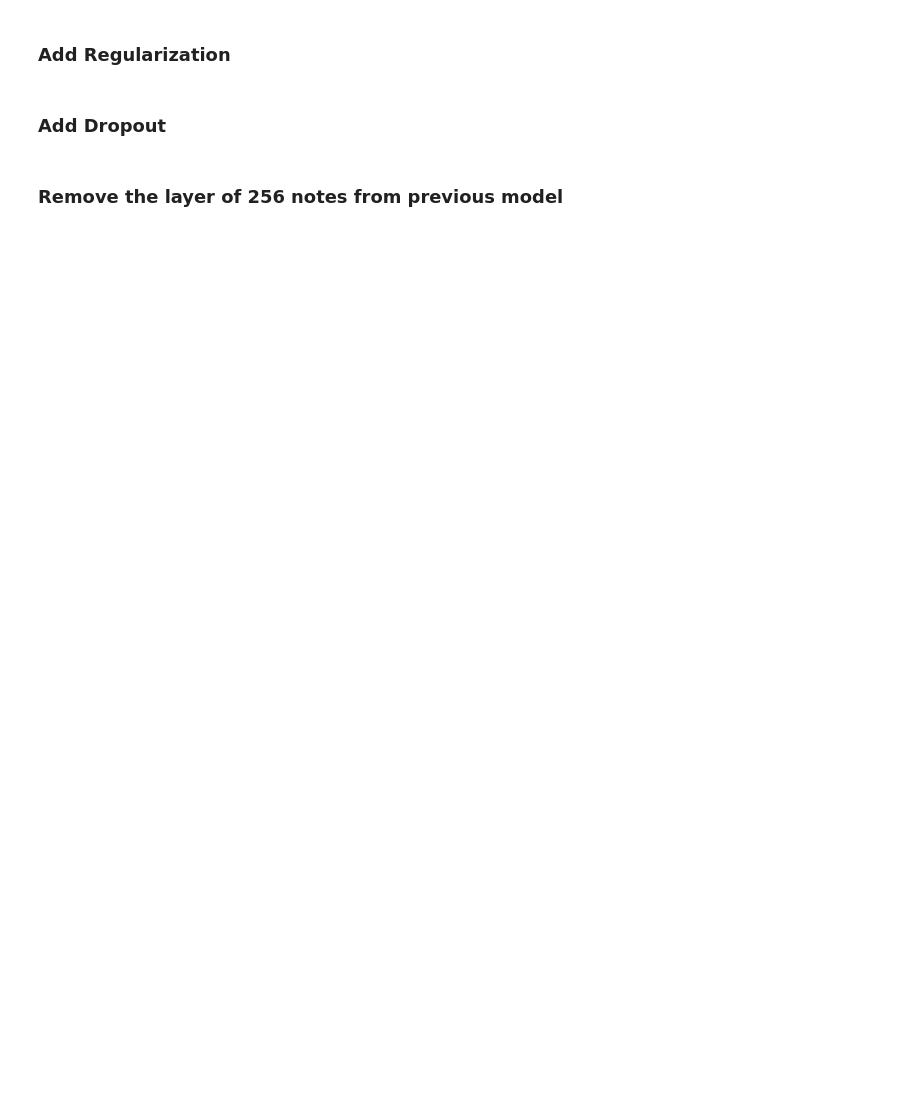
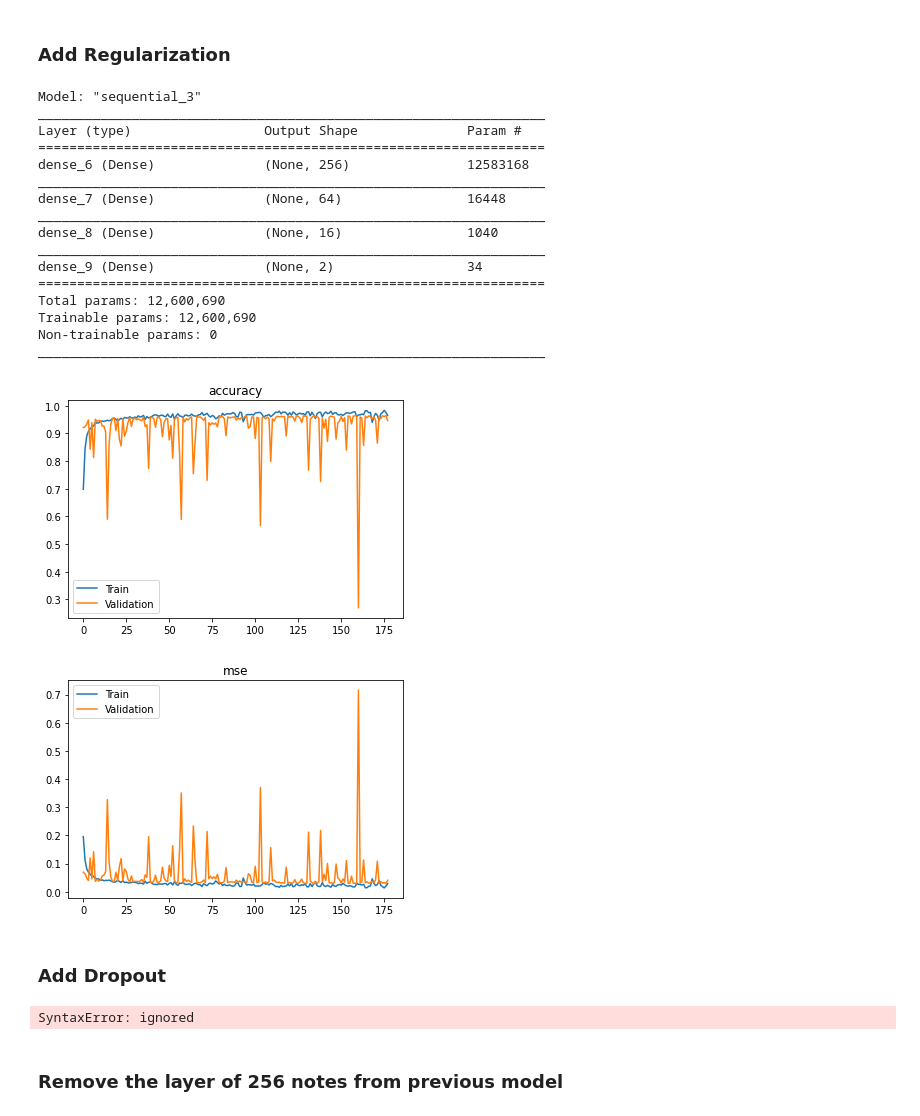
Before and after one commit to sethnlewis/X-Ray-Image-Classification, a Jupyter notebook: notebooks/EDA.ipynb, the cells around one changed output. Drawn from its saved outputs; the diff is of its cells as text; code cells hidden in the pictures; blank space fills up the shorter version.

```diff
--- a/notebooks/EDA.ipynb
+++ b/notebooks/EDA.ipynb
@@ -226,7 +270,7 @@ None
 # %% [markdown]
 ### Define Early Stopping
 # %%
-early_stopping = [EarlyStopping(monitor='val_loss', patience=10),
+early_stopping = [EarlyStopping(monitor='val_loss', patience=20),
                  ModelCheckpoint('best_model.h5', monitor='val_loss', save_best_only=True)]
 # %% [markdown]
 ### Entire train dataset, validation split
@@ -339,22 +392,42 @@ model.summary()
 # %%
 LAMBDA = 0.005
 
 model = Sequential()
 model.add(Dense(256, activation='relu', input_shape = shape, kernel_regularizer=regularizers.l2(LAMBDA)))
 model.add(Dense(64, activation='relu', kernel_regularizer=regularizers.l2(LAMBDA)))
 model.add(Dense(16, activation='relu', kernel_regularizer=regularizers.l2(LAMBDA)))
 model.add(Dense(2, activation='softmax'))
 model.compile(optimizer='SGD', metrics=['accuracy', 'mse'], loss='categorical_crossentropy')
 
 history = model.fit(x=x_train_flat, y=y_train_balanced,
                     callbacks=early_stopping,
                     epochs=250,
-                    validation_data=(x_val_flat, y_val))
+                    validation_data=(x_val_flat, y_val),
+                    verbose=0)
 
 plot_results(history.history, ['accuracy', 'mse'])
 
 best_model = keras.models.load_model('best_model.h5')
 best_model.summary()
+# %% [output]
+Model: "sequential_3"
+_________________________________________________________________
+Layer (type)                 Output Shape              Param #
+=================================================================
+dense_6 (Dense)              (None, 256)               12583168
+_________________________________________________________________
+dense_7 (Dense)              (None, 64)                16448
+_________________________________________________________________
+dense_8 (Dense)              (None, 16)                1040
+_________________________________________________________________
+dense_9 (Dense)              (None, 2)                 34
+=================================================================
+Total params: 12,600,690
+Trainable params: 12,600,690
+Non-trainable params: 0
+_________________________________________________________________
+[figure, added]
+[figure, added]
 # %% [markdown]
 ### Add Dropout
 # %%
@@ -385,8 +458,8 @@ model.compile(optimizer='SGD', metrics=['accuracy', 'mse'], loss='categorical_cr
 
 history = model.fit(x=x_train_flat, y=y_train_balanced,
                     callbacks=early_stopping,
-                    epochs=250,
-                    validation_data=(x_val_flat, y_val), verbose=2)
+                    epochs=250
+                    validation_data=(x_val_flat, y_val), verbose=0)
 
 plot_results(history.history, ['accuracy', 'mse'])
 
@@ -394,6 +467,8 @@ best_model = keras.models.load_model('best_model.h5')
 best_model.summary()
 
 print('Full runtime:', time.time() - t0)
+# %% [output]
+SyntaxError: ignored
 # %% [markdown]
 ### Remove the layer of 256 notes from previous model
 # %%
```
Also changed, not shown: parts of 14 cells of this notebook.
